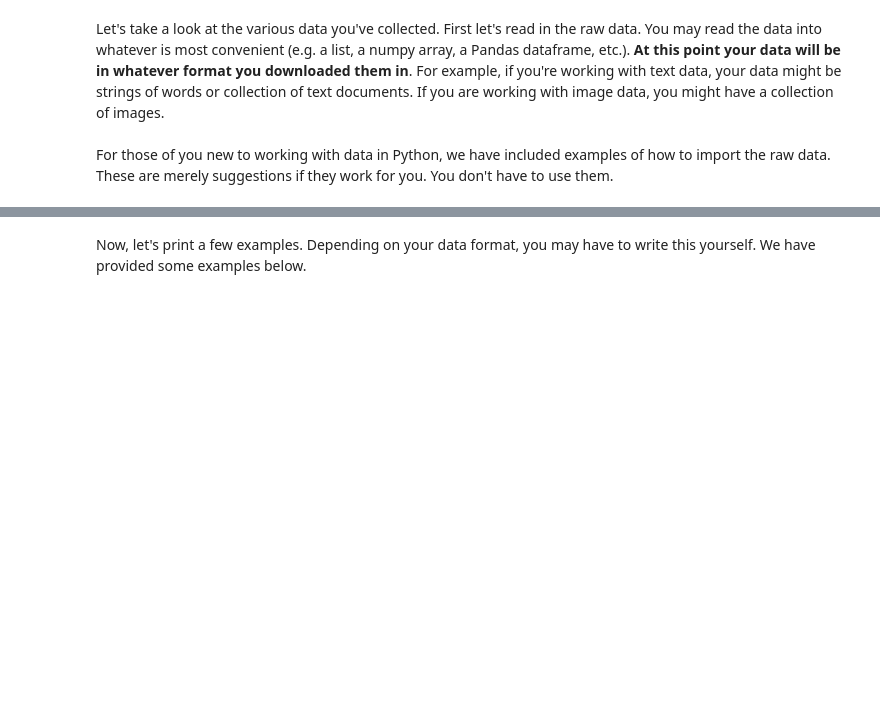
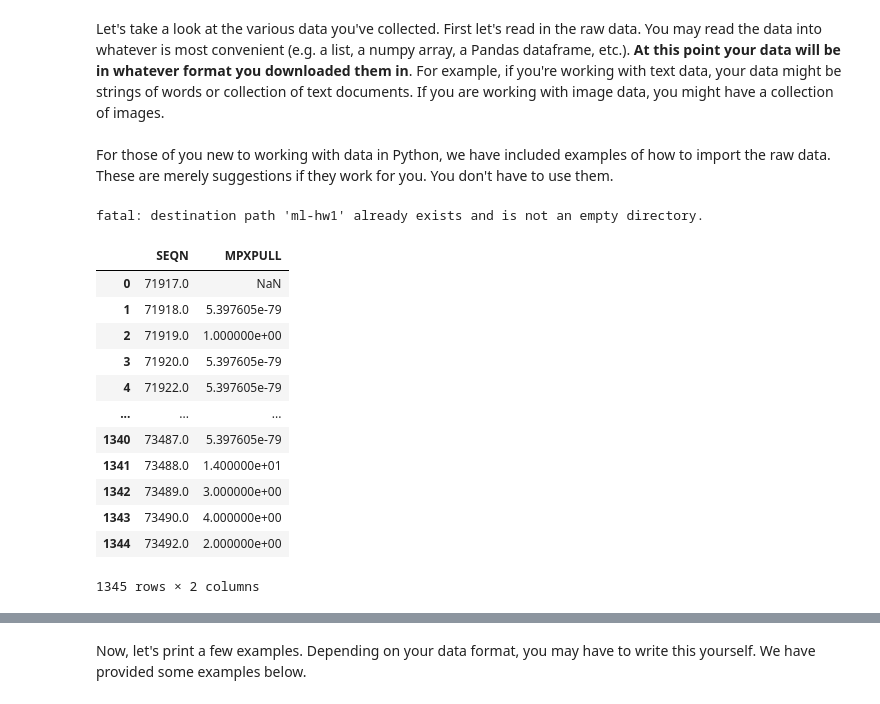
Before and after one commit to tkarani1/ml-hw1, a Jupyter notebook: homework1.ipynb, the cells around one changed output, grey strips where cells are left out. Saved outputs shown, nothing was run; the diff lists cells and outputs as text; code cells hidden in the pictures; blank space fills up the shorter version.

```diff
--- a/homework1.ipynb
+++ b/homework1.ipynb
@@ -98,8 +98,30 @@ import pandas as pd
 
 body_data = pd.read_sas("/content/ml-hw1/Y_BMX.XPT")
 plank_data = pd.read_sas("/content/ml-hw1/Y_PLX.XPT")
+cardio_data = pd.read_sas("/content/ml-hw1/Y_CVX.XPT")
+cardio_end_data = pd.read_sas("/content/ml-hw1/Y_CEX.XPT")
+pullup_data = pd.read_sas("/content/ml-hw1/Y_MPX.XPT")
 ## TODO: INSERT OTHER RAW DATA and create labels and features
 
-X =
-y =
+#X =
+#y =
 #######################################################
+# %% [output]
+fatal: destination path 'ml-hw1' already exists and is not an empty directory.
+# %%
+max_pullups = pullup_data.filter(['SEQN','MPXPULL'], axis=1)
+max_pullups
+# %% [output]
+|  | SEQN | MPXPULL |
+| 0 | 71917.0 | NaN |
+| 1 | 71918.0 | 5.397605e-79 |
+| 2 | 71919.0 | 1.000000e+00 |
+| 3 | 71920.0 | 5.397605e-79 |
+| 4 | 71922.0 | 5.397605e-79 |
+| ... | ... | ... |
+| 1340 | 73487.0 | 5.397605e-79 |
+| 1341 | 73488.0 | 1.400000e+01 |
+| 1342 | 73489.0 | 3.000000e+00 |
+| 1343 | 73490.0 | 4.000000e+00 |
+| 1344 | 73492.0 | 2.000000e+00 |
+1345 rows × 2 columns
```
Also changed, not shown: parts of 5 cells of this notebook.
